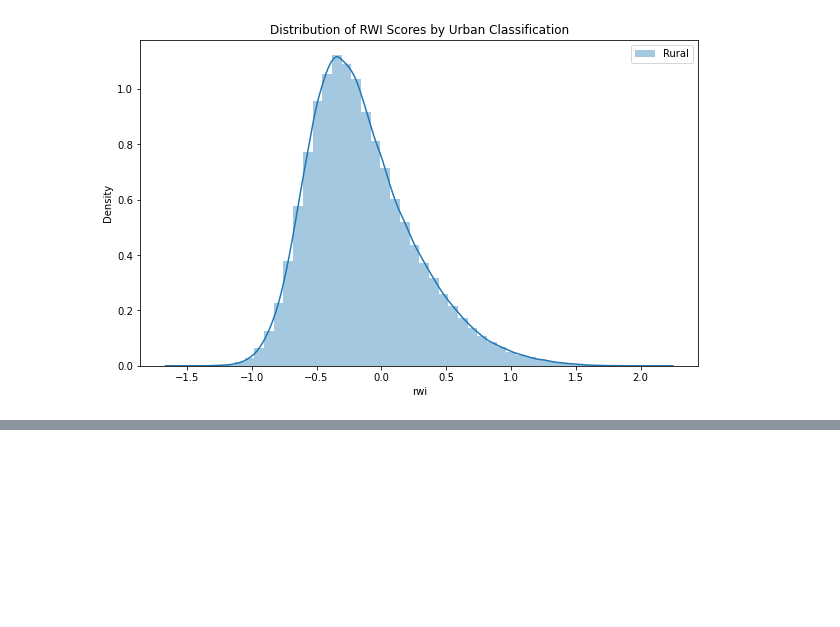
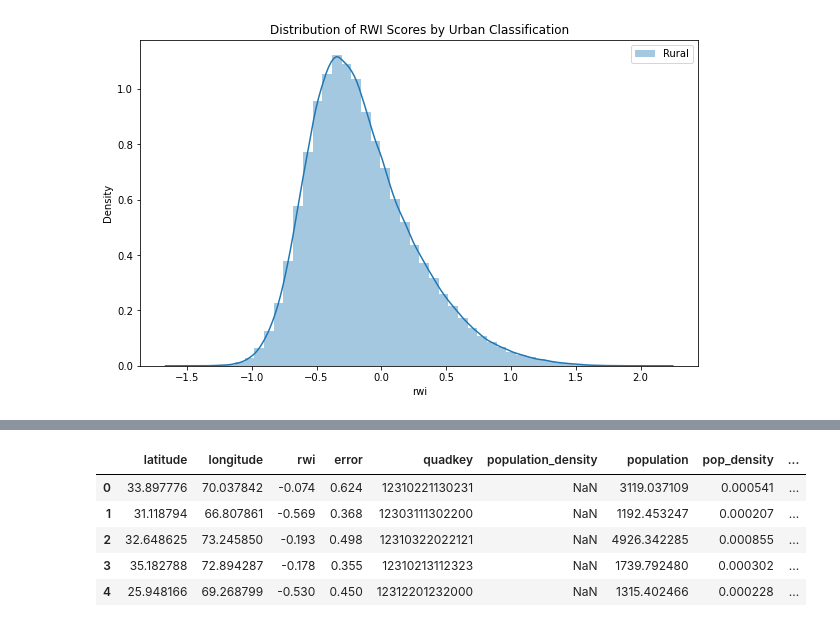
Before and after one commit to kismat91/Index-Based-Poverty-Estimation-in-Pakistan-, a Jupyter notebook: PSLMHIES.ipynb, the cells around one changed output, grey strips where cells are left out. Saved outputs shown, nothing was run; the diff lists cells and outputs as text; code cells hidden in the pictures; blank space fills up the shorter version.

```diff
--- a/PSLMHIES.ipynb
+++ b/PSLMHIES.ipynb
@@ -1245,3 +1249,6 @@ plt.legend()
 plt.show()
 # %% [output]
 [figure]
+# %%
+
+PAK_raster = rasterio.open('/Users/kismatkhatri/Downloads/pak_pd_2020_1km.tif')
@@ -1247,0 +1314,28 @@ plt.show()
+# %%
+# Convert the raster data to points and calculate the quadkeys
+with PAK_raster as src:
+    # Read the raster data
+    pop_data = src.read(1)
+    # Mask for valid data (assuming no data values are represented as such)
+    mask = pop_data > 0  # Replace with the appropriate condition for valid data
+    rows, cols = np.where(mask)
+    # Convert row, col indices to coordinates
+    coords = [src.xy(row, col) for row, col in zip(rows, cols)]
+    # Convert the coordinates to quadkeys
+    quadkeys = [lat_lon_to_quadkey(lat, lon, 14) for lon, lat in coords]
+    # Extract the population values for valid data points
+    population = pop_data[mask]
+    # Create a DataFrame from the quadkeys and population
+    pop_quadkey_df = pd.DataFrame({
+        'quadkey': quadkeys,
+        'population': population
+    })
+
+# Aggregate the population by quadkeys to get the sum of the population per level 14 tile
+pop_quadkey_agg_df = pop_quadkey_df.groupby('quadkey')['population'].sum().reset_index()
+
+# Join the aggregated population data with the RWI data based on the quadkey
+rwi_pop_joined_df = pd.merge(rwi_df, pop_quadkey_agg_df, on='quadkey', how='left')
+
+# Save the joined DataFrame to a new CSV file
+rwi_pop_joined_df.to_csv("/Users/kismatkhatri/Documents/Capstone project/joined_RWI_population.csv", index=False)
@@ -1247,0 +1351,9 @@ plt.show()
+# %%
+# Define the area of each quadkey in square meters (5.76 square kilometers)
+quadkey_area_sqm = 5.76e6  # 5.76 square kilometers in square meters
+
+# Calculate the population density for each quadkey
+rwi_pop_joined_df['pop_density'] = rwi_pop_joined_df['population'] / quadkey_area_sqm
+
+# Now you can save this DataFrame or continue processing as needed
+rwi_pop_joined_df.to_csv("/Users/kismatkhatri/Documents/Capstone project/joined_RWI_population_density.csv", index=False)
@@ -1247,0 +1369,12 @@ plt.show()
+# %%
+# Calculate the weighted RWI value
+rwi_pop_joined_df['rwi_weight'] = rwi_pop_joined_df['rwi'] * rwi_pop_joined_df['pop_density']
+# %%
+rwi_pop_joined_df.head()
+# %% [output]
+|  | latitude | longitude | rwi | error | quadkey | population_density | population | pop_density | ... |
+| 0 | 33.897776 | 70.037842 | -0.074 | 0.624 | 12310221130231 | NaN | 3119.037109 | 0.000541 | ... |
+| 1 | 31.118794 | 66.807861 | -0.569 | 0.368 | 12303111302200 | NaN | 1192.453247 | 0.000207 | ... |
+| 2 | 32.648625 | 73.245850 | -0.193 | 0.498 | 12310322022121 | NaN | 4926.342285 | 0.000855 | ... |
+| 3 | 35.182788 | 72.894287 | -0.178 | 0.355 | 12310213112323 | NaN | 1739.792480 | 0.000302 | ... |
+| 4 | 25.948166 | 69.268799 | -0.530 | 0.450 | 12312201232000 | NaN | 1315.402466 | 0.000228 | ... |
```
Also changed, not shown: parts of 8 cells of this notebook.
